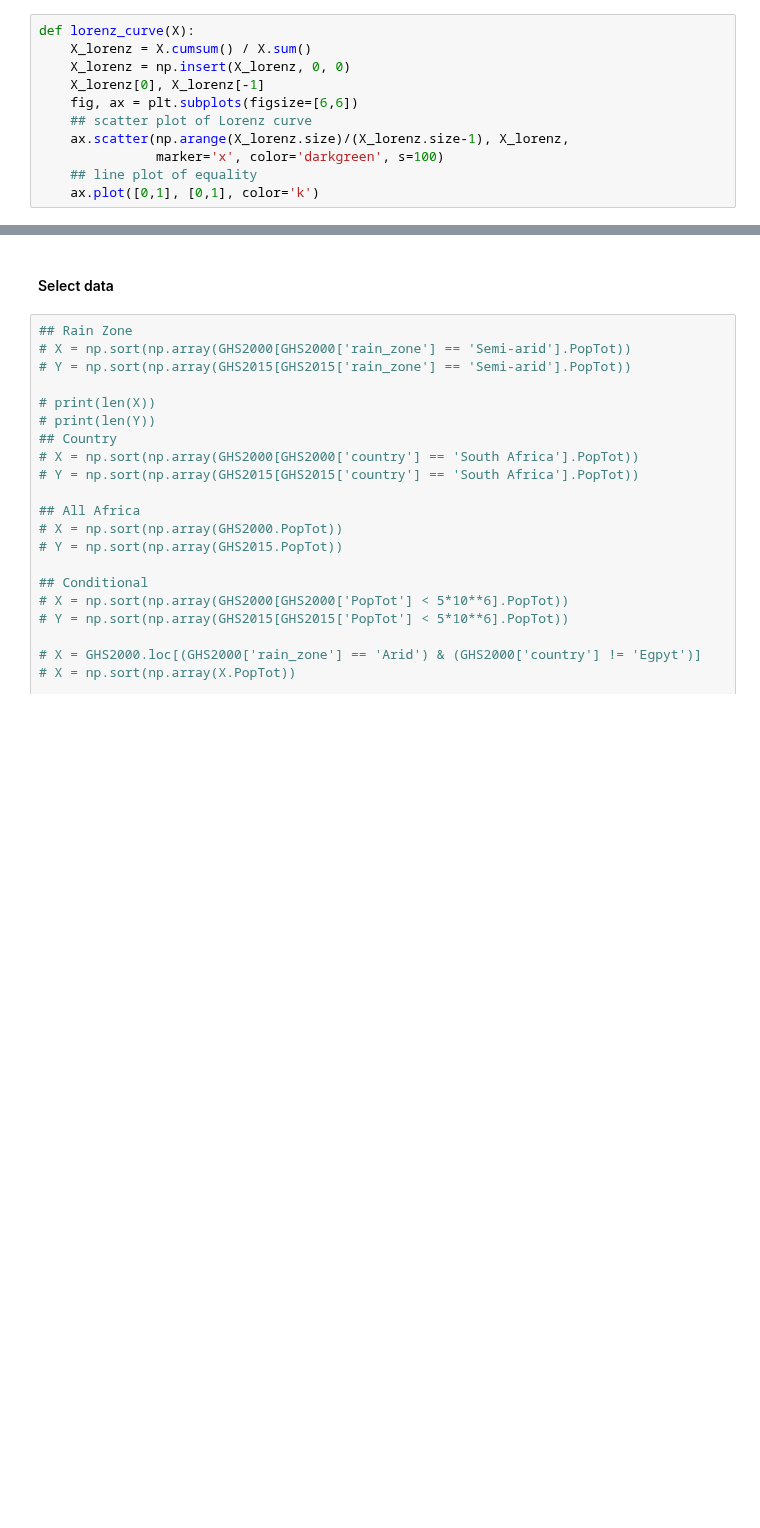
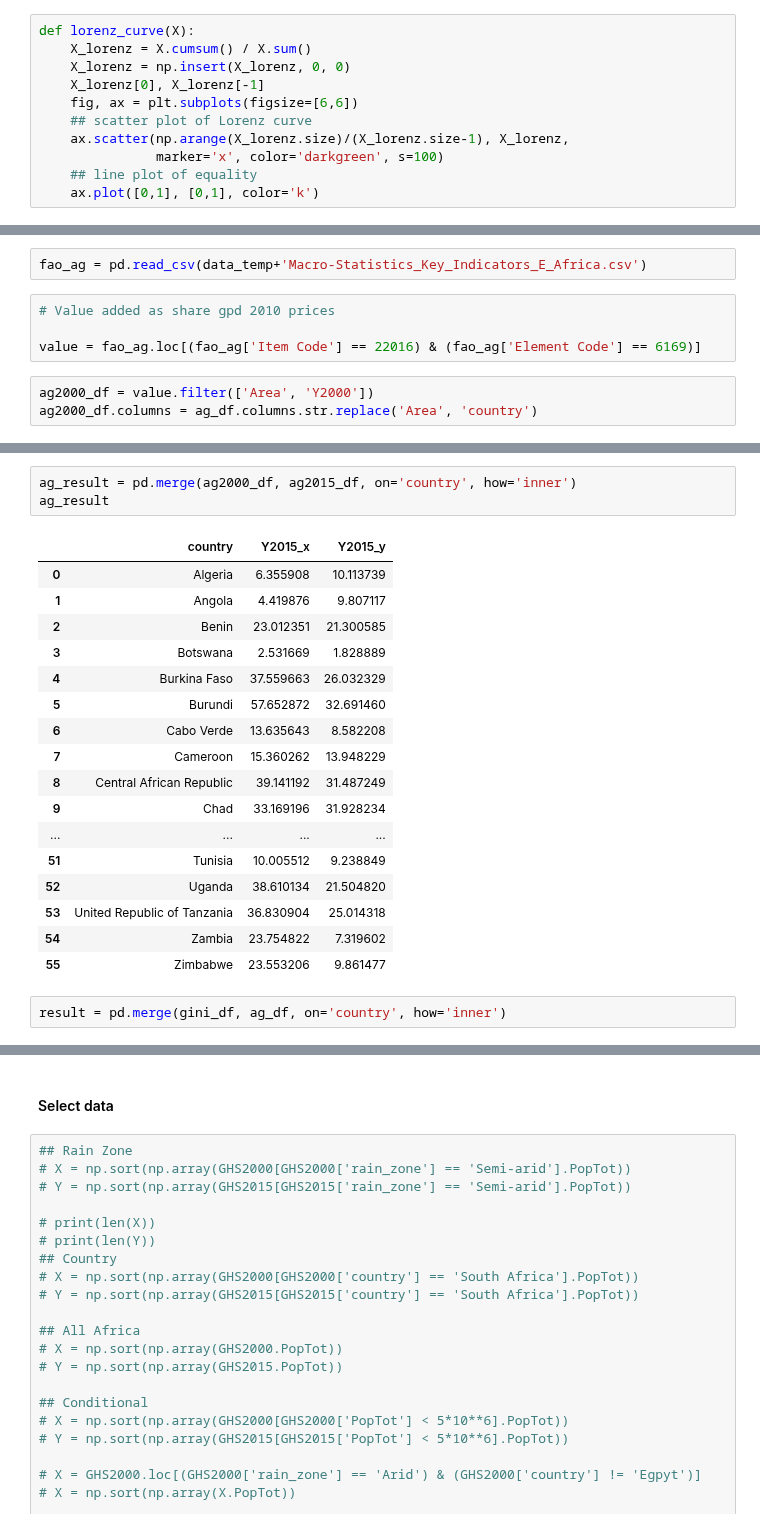
Before and after one commit to cascadet/AfricaUrbanPop, a Jupyter notebook: notebooks/jupyter/Lorenz_Curves .ipynb, the cells around one changed output, grey strips where cells are left out. Saved outputs shown, nothing was run; the diff lists cells and outputs as text; blank space fills up the shorter version.

```diff
--- a/notebooks/jupyter/Lorenz_Curves .ipynb
+++ b/notebooks/jupyter/Lorenz_Curves .ipynb
@@ -288,0 +313,9 @@ def lorenz_curve(X):
+# %%
+fao_ag = pd.read_csv(data_temp+'Macro-Statistics_Key_Indicators_E_Africa.csv')
+# %%
+# Value added as share gpd 2010 prices
+
+value = fao_ag.loc[(fao_ag['Item Code'] == 22016) & (fao_ag['Element Code'] == 6169)]
+# %%
+ag2000_df = value.filter(['Area', 'Y2000'])
+ag2000_df.columns = ag_df.columns.str.replace('Area', 'country')
@@ -288,0 +331,23 @@ def lorenz_curve(X):
+# %%
+ag_result = pd.merge(ag2000_df, ag2015_df, on='country', how='inner')
+ag_result
+# %% [output]
+|  | country | Y2015_x | Y2015_y |
+| 0 | Algeria | 6.355908 | 10.113739 |
+| 1 | Angola | 4.419876 | 9.807117 |
+| 2 | Benin | 23.012351 | 21.300585 |
+| 3 | Botswana | 2.531669 | 1.828889 |
+| 4 | Burkina Faso | 37.559663 | 26.032329 |
+| 5 | Burundi | 57.652872 | 32.691460 |
+| 6 | Cabo Verde | 13.635643 | 8.582208 |
+| 7 | Cameroon | 15.360262 | 13.948229 |
+| 8 | Central African Republic | 39.141192 | 31.487249 |
+| 9 | Chad | 33.169196 | 31.928234 |
+| ... | ... | ... | ... |
+| 51 | Tunisia | 10.005512 | 9.238849 |
+| 52 | Uganda | 38.610134 | 21.504820 |
+| 53 | United Republic of Tanzania | 36.830904 | 25.014318 |
+| 54 | Zambia | 23.754822 | 7.319602 |
+| 55 | Zimbabwe | 23.553206 | 9.861477 |
+# %%
+result = pd.merge(gini_df, ag_df, on='country', how='inner')
```
Also changed, not shown: parts of 15 cells of this notebook, 1 other file.
